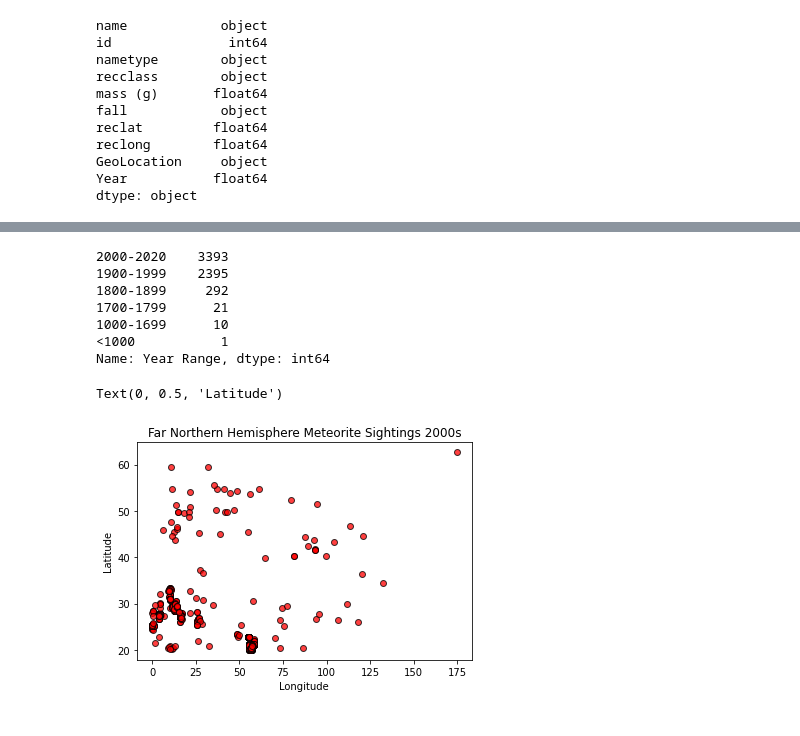
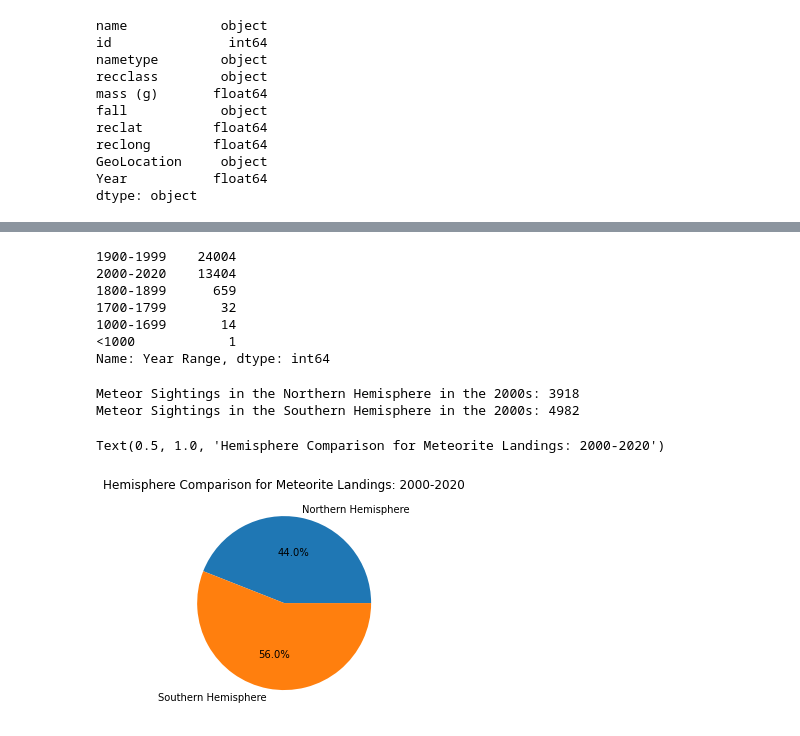
Before and after one commit to jessyoder/Project-1-Meteorites, a Jupyter notebook: hemi_compare.ipynb, the cells around one changed output, grey strips where cells are left out. Saved outputs shown, nothing was run; the diff lists cells and outputs as text; code cells hidden in the pictures.

```diff
--- a/hemi_compare.ipynb
+++ b/hemi_compare.ipynb
@@ -148,9 +136,6 @@ clean_meteorite_map
 meteor_df = meteorite_map_df[['mass (g)', 'reclat', 'reclong', 'Year']]
 
 # Create a data frame that eliminates rows with values of 0
-meteor_df = meteor_df.loc[meteor_df['reclat'] > 0]
-meteor_df = meteor_df.loc[meteor_df['reclong'] > 0]
-meteor_df = meteor_df.loc[meteor_df['mass (g)'] > 0]
 meteor_df
 # %% [output]
 |  | mass (g) | reclat | reclong | Year |
@@ -194,29 +201,32 @@ meteor_df
 meteor_count = meteor_df["Year Range"]
 meteor_count.value_counts()
 # %% [output]
-2000-2020    3393
-1900-1999    2395
-1800-1899     292
-1700-1799      21
-1000-1699      10
-<1000           1
+1900-1999    24004
+2000-2020    13404
+1800-1899      659
+1700-1799       32
+1000-1699       14
+<1000            1
 Name: Year Range, dtype: int64
 # %%
 # Create a dataframe for the most recent bin, years 2000-2020
 meteors2000s = meteor_df.loc[meteor_df["Year Range"] == "2000-2020", :]
 
 # Separate meteor Northern Hemisphere sightings from 2000-2020 into far north/north hemispheres
-far_north = meteors2000s[meteors2000s['reclat']>20]
-north = meteors2000s[meteors2000s['reclat']<20]
+northern_2000 = meteors2000s[meteors2000s['reclat'] > 0]
+northern_2000_count = northern_2000.shape[0]
+southern_2000 =meteors2000s[meteors2000s['reclat'] < 0]
+southern_2000_count = southern_2000.shape[0]
 
-# Create a scatter plot for Meteorite Sightings in the far northern hemisphere (>20 degrees latitude)
-x_axis = far_north['reclong']
-y_axis = far_north['reclat']
+print(f'Meteor Sightings in the Northern Hemisphere in the 2000s: {northern_2000.shape[0]}')
+print(f'Meteor Sightings in the Southern Hemisphere in the 2000s: {southern_2000.shape[0]}')
 
-plt.scatter(x_axis, y_axis, marker='o', facecolors='red', edgecolors='black', alpha=0.75)
-plt.title("Far Northern Hemisphere Meteorite Sightings 2000s")
-plt.xlabel("Longitude")
-plt.ylabel("Latitude")
+data = northern_2000_count, southern_2000_count
+labels = "Northern Hemisphere", "Southern Hemisphere"
+plt.pie(data, labels=labels, autopct='%1.1f%%')
+plt.title("Hemisphere Comparison for Meteorite Landings: 2000-2020")
 # %% [output]
-Text(0, 0.5, 'Latitude')
+Meteor Sightings in the Northern Hemisphere in the 2000s: 3918
+Meteor Sightings in the Southern Hemisphere in the 2000s: 4982
+Text(0.5, 1.0, 'Hemisphere Comparison for Meteorite Landings: 2000-2020')
-[figure, old version]
+[figure, new version]
```
Also changed, not shown: parts of 12 cells of this notebook, 2 other files.
